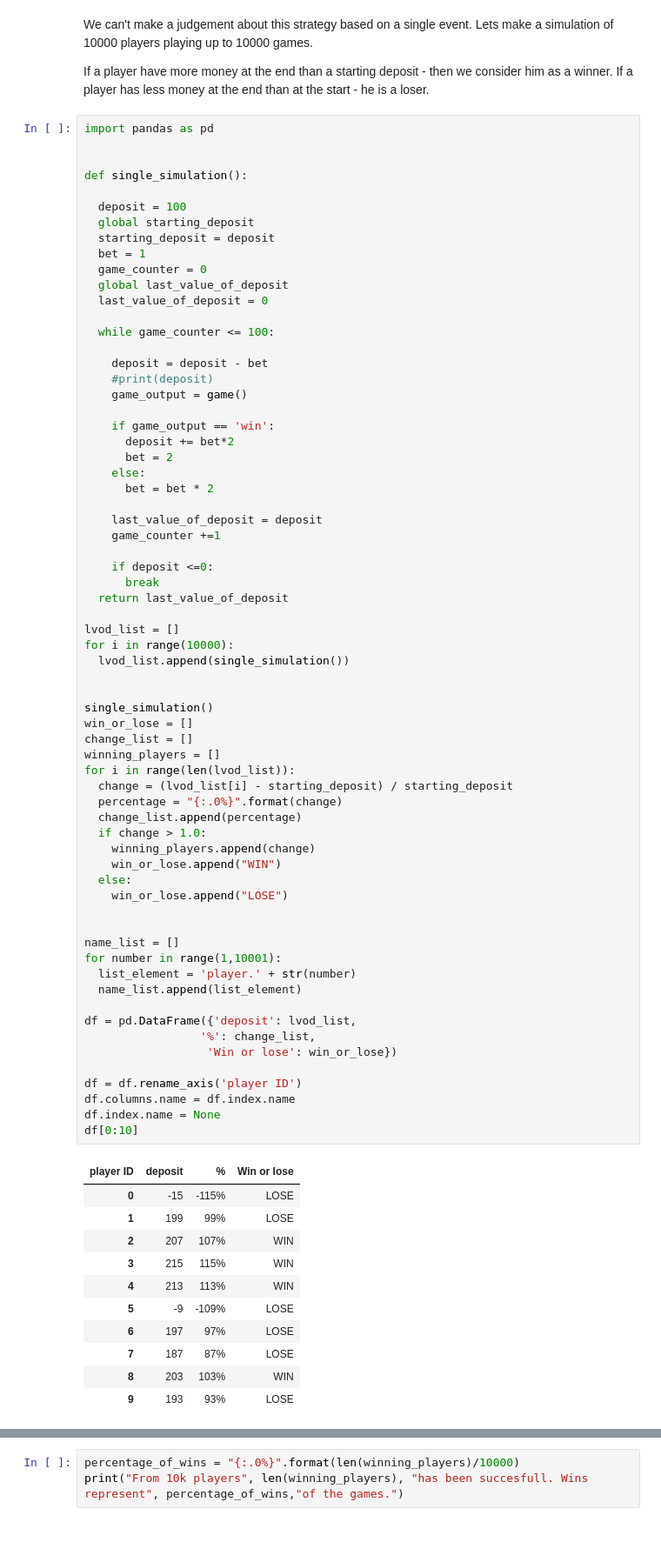
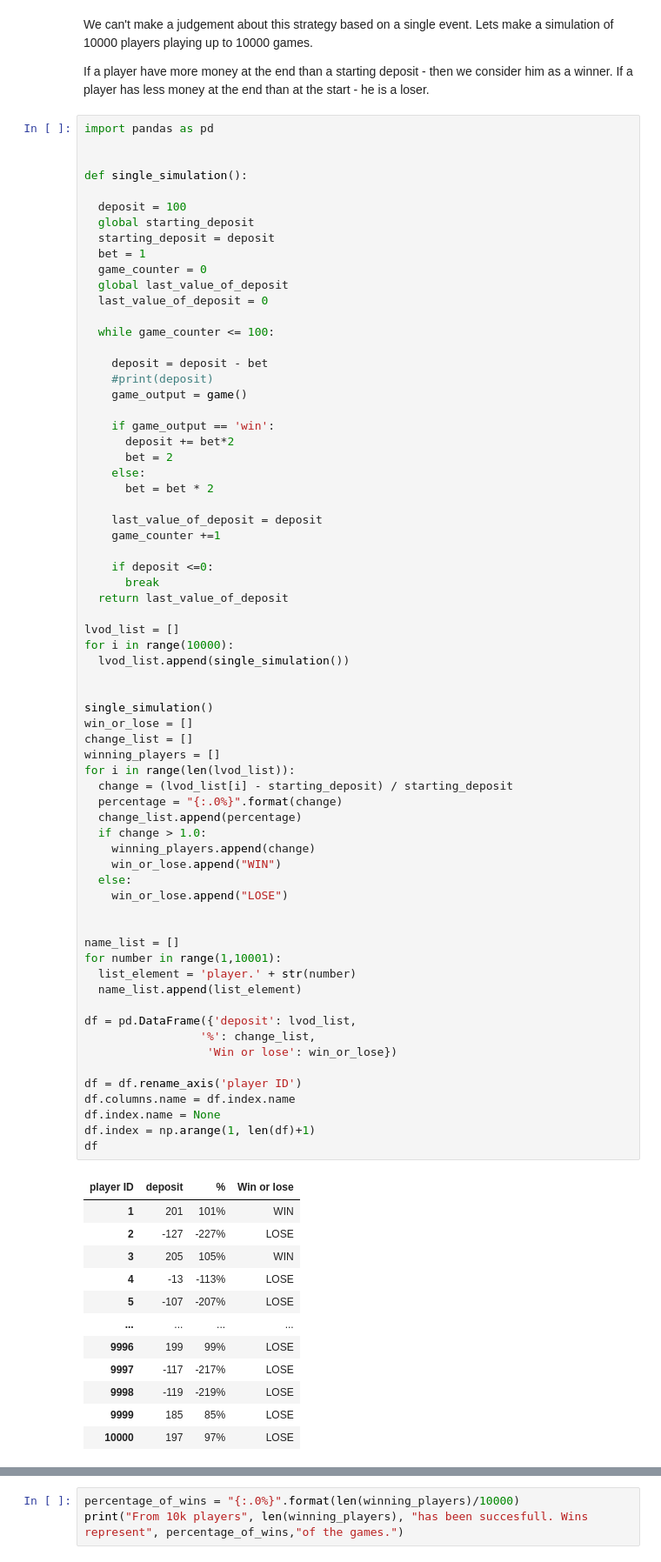
Before and after one commit to AdamSikorski/The-Martingale-betting-system, a Jupyter notebook: Martingale_system.ipynb, the cells around one changed output, grey strips where cells are left out. Shown at 87% size. Drawn from its saved outputs; the diff is of its cells as text; blank space fills up the shorter version.

```diff
--- a/Martingale_system.ipynb
+++ b/Martingale_system.ipynb
@@ -139,41 +139,43 @@ for i in range(10000):
 
 single_simulation()
 win_or_lose = []
 change_list = []
 winning_players = []
 for i in range(len(lvod_list)):
   change = (lvod_list[i] - starting_deposit) / starting_deposit
   percentage = "{:.0%}".format(change)
   change_list.append(percentage)
   if change > 1.0:
     winning_players.append(change)
     win_or_lose.append("WIN")
   else:
     win_or_lose.append("LOSE")
 
 
 name_list = []
 for number in range(1,10001):
   list_element = 'player.' + str(number)
   name_list.append(list_element)
 
 df = pd.DataFrame({'deposit': lvod_list,
                  '%': change_list,
                   'Win or lose': win_or_lose})
 
 df = df.rename_axis('player ID')
 df.columns.name = df.index.name
 df.index.name = None
-df[0:10]
+df.index = np.arange(1, len(df)+1)
+df
 # %% [output]
 | player ID | deposit | % | Win or lose |
-| 0 | -15 | -115% | LOSE |
-| 1 | 199 | 99% | LOSE |
-| 2 | 207 | 107% | WIN |
-| 3 | 215 | 115% | WIN |
-| 4 | 213 | 113% | WIN |
-| 5 | -9 | -109% | LOSE |
-| 6 | 197 | 97% | LOSE |
-| 7 | 187 | 87% | LOSE |
-| 8 | 203 | 103% | WIN |
-| 9 | 193 | 93% | LOSE |
+| 1 | 201 | 101% | WIN |
+| 2 | -127 | -227% | LOSE |
+| 3 | 205 | 105% | WIN |
+| 4 | -13 | -113% | LOSE |
+| 5 | -107 | -207% | LOSE |
+| ... | ... | ... | ... |
+| 9996 | 199 | 99% | LOSE |
+| 9997 | -117 | -217% | LOSE |
+| 9998 | -119 | -219% | LOSE |
+| 9999 | 185 | 85% | LOSE |
+| 10000 | 197 | 97% | LOSE |
```
Also changed, not shown: parts of 1 cell of this notebook.
